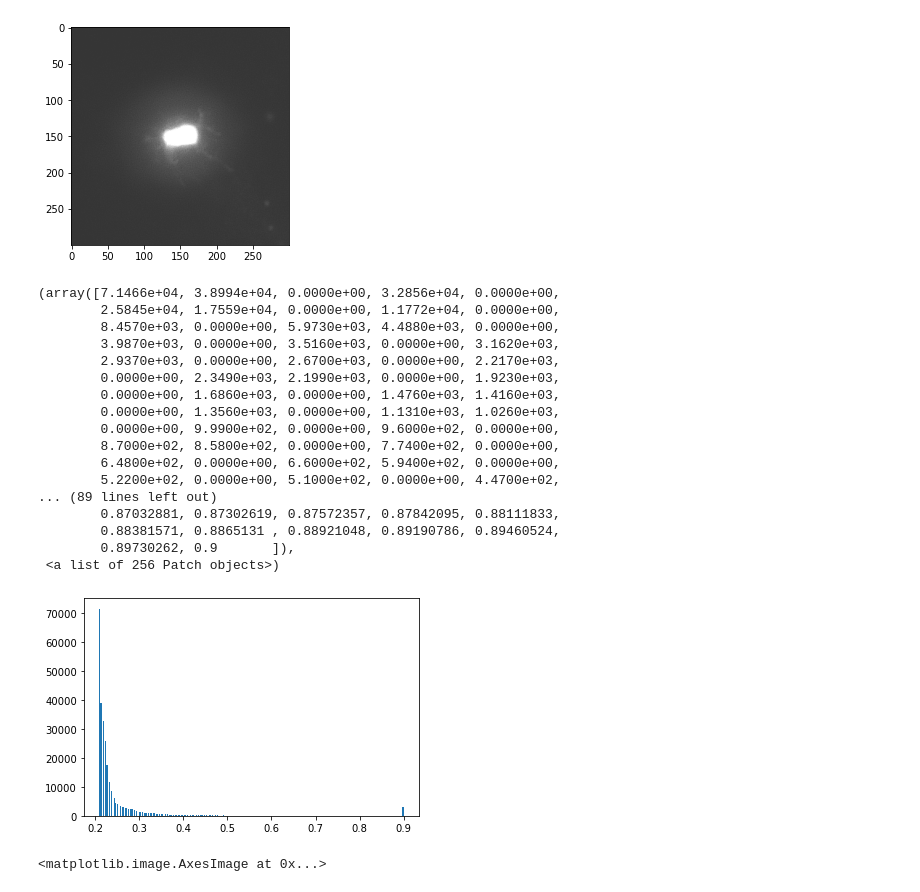
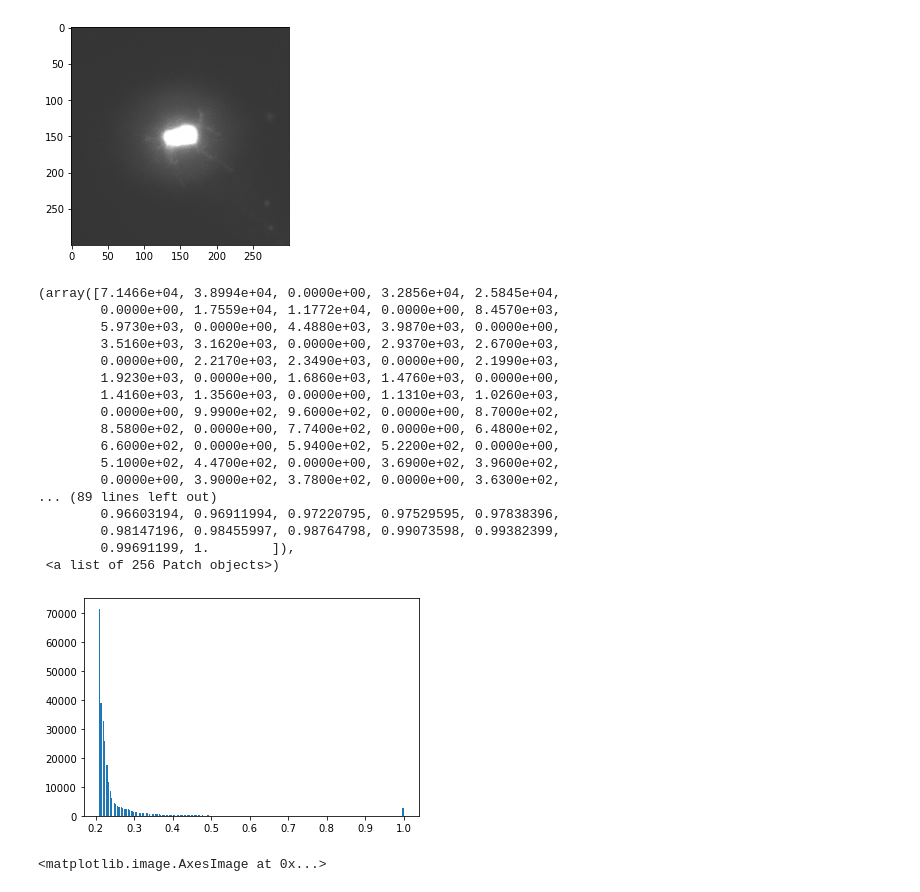
Before and after one commit to Simurgh818/feature-based-classifier, a Jupyter notebook: somas-vs-neurites.ipynb, the cells around one changed output. Saved outputs shown, nothing was run; the diff lists cells and outputs as text; code cells hidden in the pictures.

```diff
--- a/somas-vs-neurites.ipynb
+++ b/somas-vs-neurites.ipynb
@@ -122,27 +122,27 @@ Clipping input data to the valid range for imshow with RGB data ([0..1] for floa
 <matplotlib.image.AxesImage at 0x...>
 [figure]
 # %%
-current_img_standardized_clipped = current_img_standardized_corrected.clip(0.02, 0.9)
+current_img_standardized_clipped = current_img_standardized_corrected.clip(0.2, 1.0)
 plt.hist(current_img_standardized_clipped.ravel(), bins=256)
 # %% [output]
-(array([7.1466e+04, 3.8994e+04, 0.0000e+00, 3.2856e+04, 0.0000e+00,
-        2.5845e+04, 1.7559e+04, 0.0000e+00, 1.1772e+04, 0.0000e+00,
-        8.4570e+03, 0.0000e+00, 5.9730e+03, 4.4880e+03, 0.0000e+00,
-        3.9870e+03, 0.0000e+00, 3.5160e+03, 0.0000e+00, 3.1620e+03,
-        2.9370e+03, 0.0000e+00, 2.6700e+03, 0.0000e+00, 2.2170e+03,
-        0.0000e+00, 2.3490e+03, 2.1990e+03, 0.0000e+00, 1.9230e+03,
-        0.0000e+00, 1.6860e+03, 0.0000e+00, 1.4760e+03, 1.4160e+03,
-        0.0000e+00, 1.3560e+03, 0.0000e+00, 1.1310e+03, 1.0260e+03,
-        0.0000e+00, 9.9900e+02, 0.0000e+00, 9.6000e+02, 0.0000e+00,
-        8.7000e+02, 8.5800e+02, 0.0000e+00, 7.7400e+02, 0.0000e+00,
-        6.4800e+02, 0.0000e+00, 6.6000e+02, 5.9400e+02, 0.0000e+00,
-        5.2200e+02, 0.0000e+00, 5.1000e+02, 0.0000e+00, 4.4700e+02,
+(array([7.1466e+04, 3.8994e+04, 0.0000e+00, 3.2856e+04, 2.5845e+04,
+        0.0000e+00, 1.7559e+04, 1.1772e+04, 0.0000e+00, 8.4570e+03,
+        5.9730e+03, 0.0000e+00, 4.4880e+03, 3.9870e+03, 0.0000e+00,
+        3.5160e+03, 3.1620e+03, 0.0000e+00, 2.9370e+03, 2.6700e+03,
+        0.0000e+00, 2.2170e+03, 2.3490e+03, 0.0000e+00, 2.1990e+03,
+        1.9230e+03, 0.0000e+00, 1.6860e+03, 1.4760e+03, 0.0000e+00,
+        1.4160e+03, 1.3560e+03, 0.0000e+00, 1.1310e+03, 1.0260e+03,
+        0.0000e+00, 9.9900e+02, 9.6000e+02, 0.0000e+00, 8.7000e+02,
+        8.5800e+02, 0.0000e+00, 7.7400e+02, 0.0000e+00, 6.4800e+02,
+        6.6000e+02, 0.0000e+00, 5.9400e+02, 5.2200e+02, 0.0000e+00,
+        5.1000e+02, 4.4700e+02, 0.0000e+00, 3.6900e+02, 3.9600e+02,
+        0.0000e+00, 3.9000e+02, 3.7800e+02, 0.0000e+00, 3.6300e+02,
 ... (89 lines left out)
-        0.87032881, 0.87302619, 0.87572357, 0.87842095, 0.88111833,
-        0.88381571, 0.8865131 , 0.88921048, 0.89190786, 0.89460524,
-        0.89730262, 0.9       ]),
+        0.96603194, 0.96911994, 0.97220795, 0.97529595, 0.97838396,
+        0.98147196, 0.98455997, 0.98764798, 0.99073598, 0.99382399,
+        0.99691199, 1.        ]),
  <a list of 256 Patch objects>)
-[figure, old version]
+[figure, new version]
 # %%
 plt.imshow(current_img_standardized_clipped)
 # %% [output]
```
Also changed, not shown: parts of 2 cells of this notebook, 9 other files.
